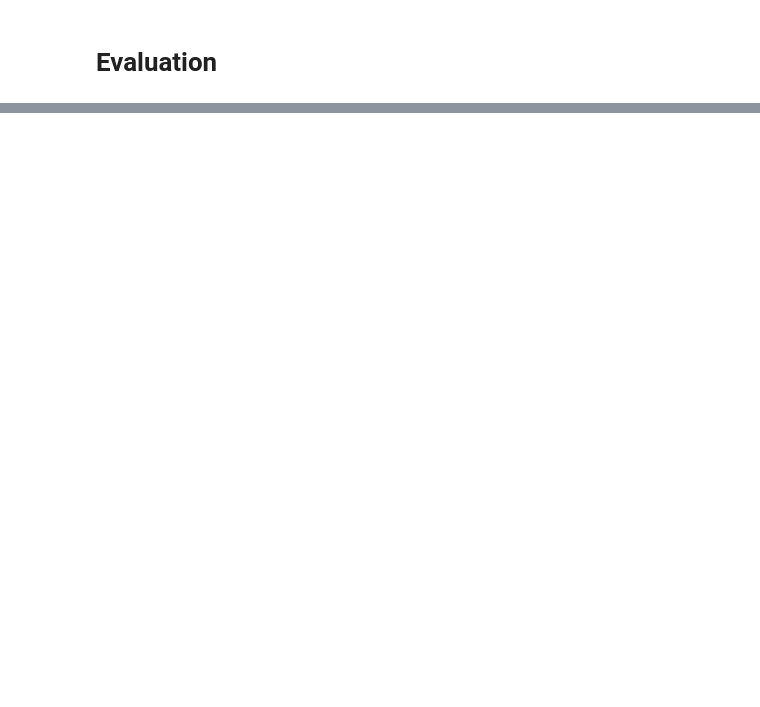
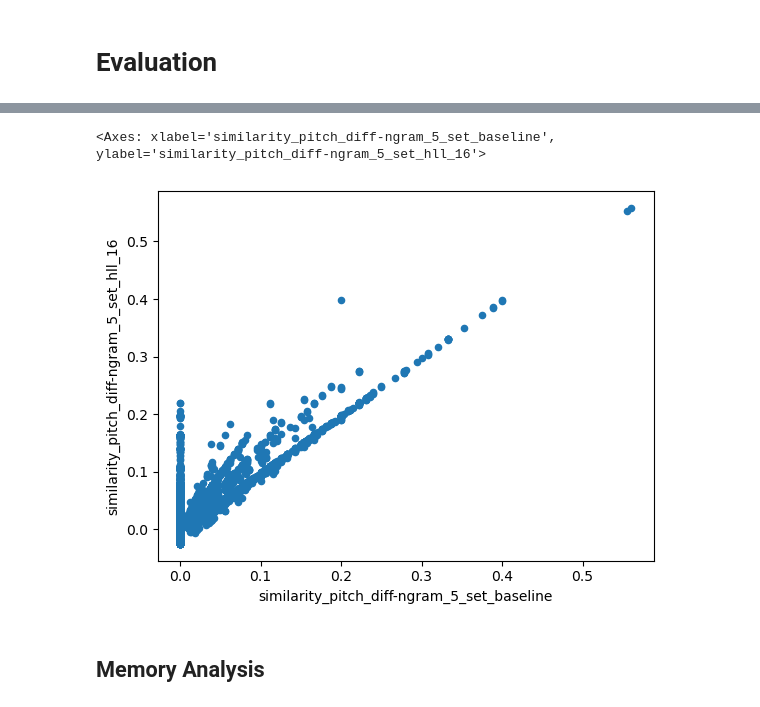
Before and after one commit to arthurlubambo-cct/capstone, a Jupyter notebook: evaluation.ipynb, the cells around one changed output, grey strips where cells are left out. Drawn from its saved outputs; the diff is of its cells as text; code cells hidden in the pictures; blank space fills up the shorter version.

```diff
--- a/evaluation.ipynb
+++ b/evaluation.ipynb
@@ -165,0 +199,7 @@ sns.barplot(data=df.sort_values(by=["mrr","similarity_method"], ascending=False)
+# %%
+cross_df.plot.scatter(x='similarity_pitch_diff-ngram_5_set_baseline',y='similarity_pitch_diff-ngram_5_set_hll_16')
+# %% [output]
+<Axes: xlabel='similarity_pitch_diff-ngram_5_set_baseline', ylabel='similarity_pitch_diff-ngram_5_set_hll_16'>
+[figure, added]
+# %% [markdown]
+## Memory Analysis
```
Also changed, not shown: parts of 27 cells of this notebook, 5 other files.
